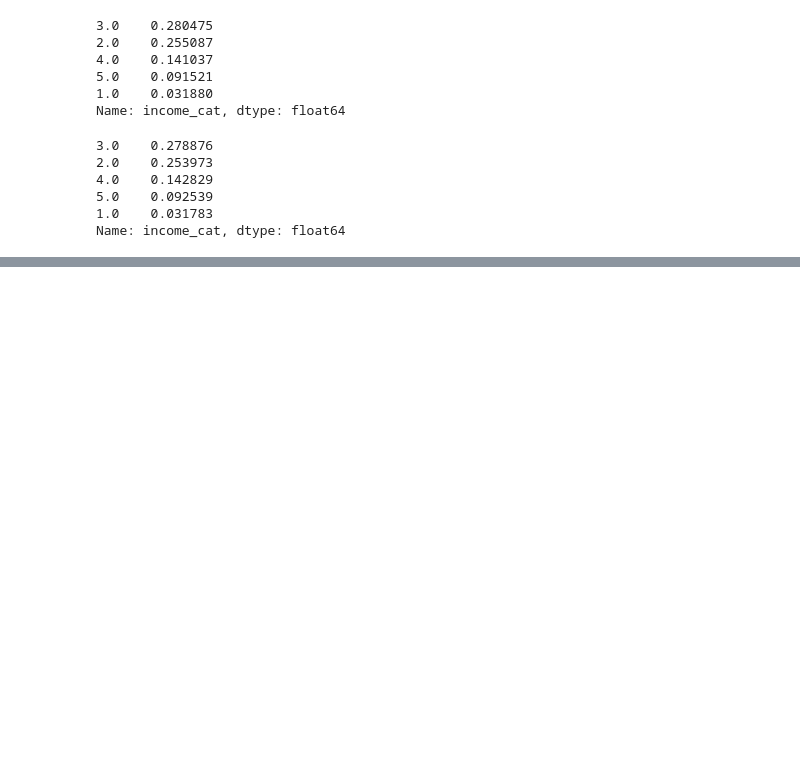
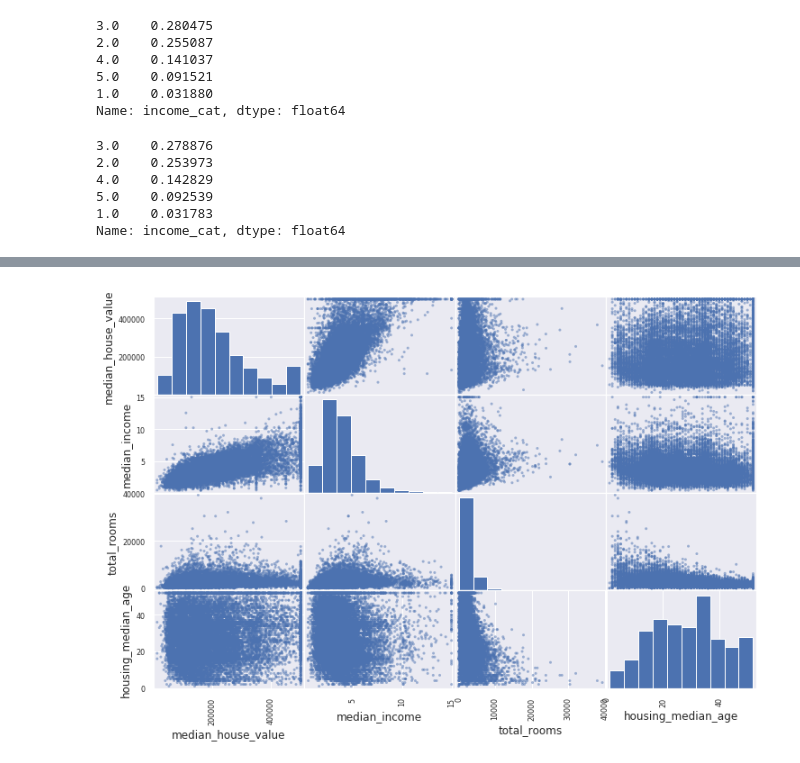
Before and after one commit to gtpgg1013/AI_docs, a Jupyter notebook: part4-ML/MLpy/Ex_housing.ipynb, the cells around one changed output, grey strips where cells are left out. Drawn from its saved outputs; the diff is of its cells as text; code cells hidden in the pictures; blank space fills up the shorter version.

```diff
--- a/part4-ML/MLpy/Ex_housing.ipynb
+++ b/part4-ML/MLpy/Ex_housing.ipynb
@@ -151,0 +228,8 @@ ax.set(xlabel='경도', ylabel='위도')
+# %%
+from pandas.plotting import scatter_matrix
+
+attributes = ["median_house_value", "median_income", "total_rooms",
+              "housing_median_age"]
+scatter_matrix(housing[attributes], figsize=(12, 8));
+# %% [output]
+[figure, added]
```
Also changed, not shown: parts of 77 cells of this notebook, 5 other files.
